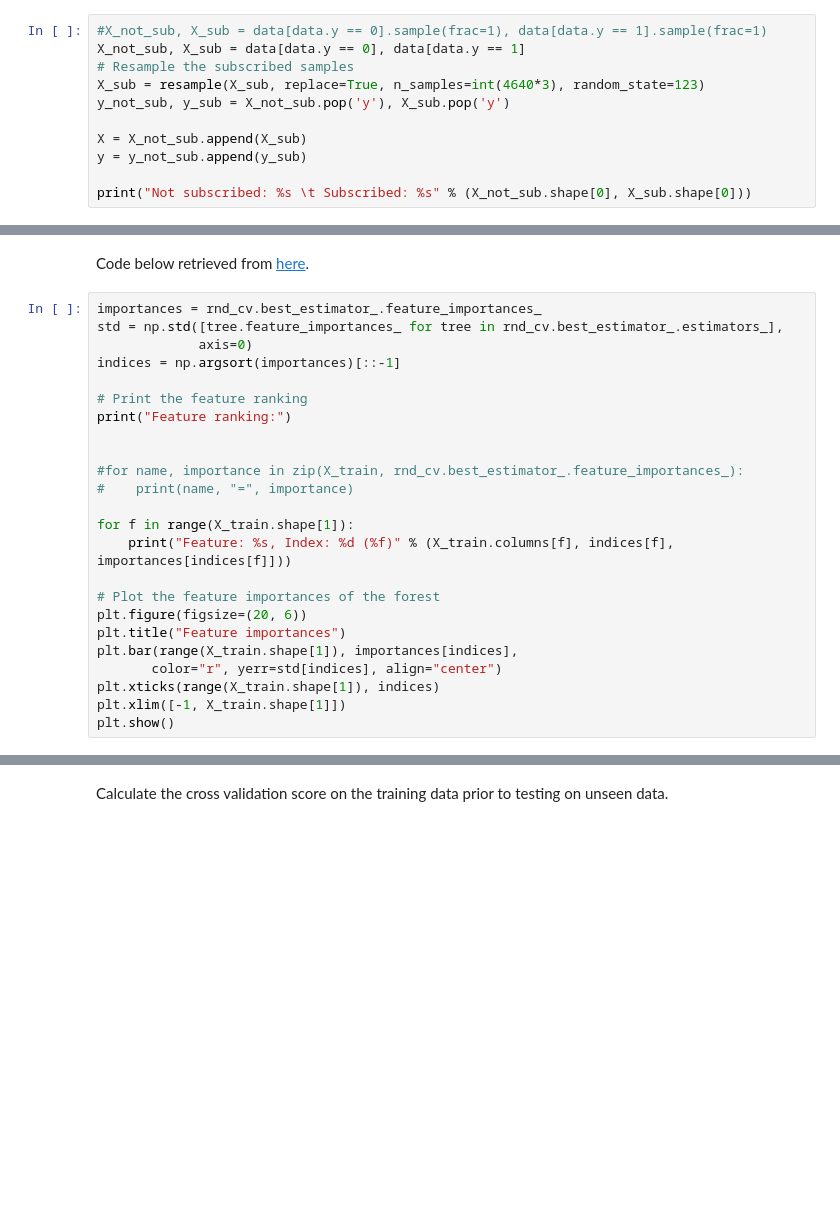
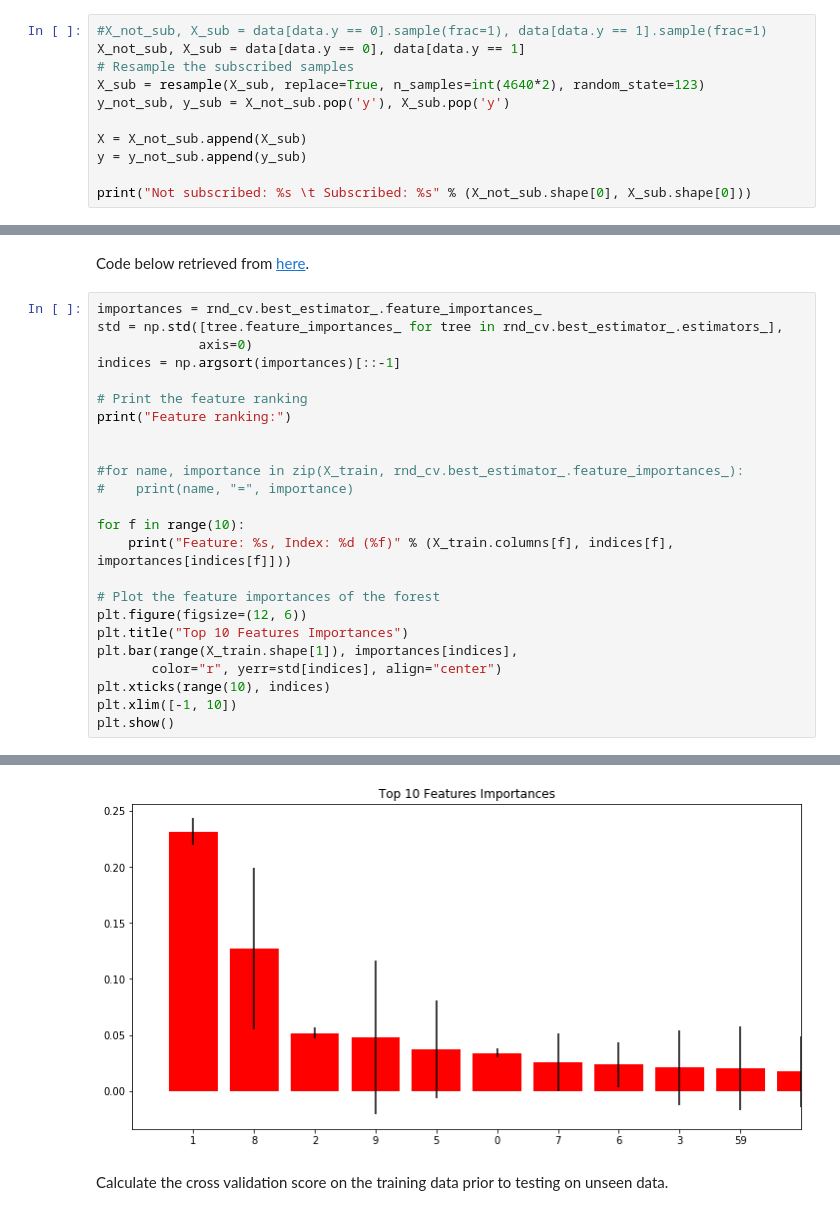
Before and after one commit to kevinbooth/comp740, a Jupyter notebook: project1/bank_marketing.ipynb, the cells around one changed output, grey strips where cells are left out. Drawn from its saved outputs; the diff is of its cells as text; blank space fills up the shorter version.

```diff
--- a/project1/bank_marketing.ipynb
+++ b/project1/bank_marketing.ipynb
@@ -178,7 +222,7 @@ Divide up the data based on its predetermined label and assign to variables for
 #X_not_sub, X_sub = data[data.y == 0].sample(frac=1), data[data.y == 1].sample(frac=1)
 X_not_sub, X_sub = data[data.y == 0], data[data.y == 1]
 # Resample the subscribed samples
-X_sub = resample(X_sub, replace=True, n_samples=int(4640*3), random_state=123)
+X_sub = resample(X_sub, replace=True, n_samples=int(4640*2), random_state=123)
 y_not_sub, y_sub = X_not_sub.pop('y'), X_sub.pop('y')
 
 X = X_not_sub.append(X_sub)
@@ -246,14 +317,15 @@ print("Feature ranking:")
 #for name, importance in zip(X_train, rnd_cv.best_estimator_.feature_importances_):
 #    print(name, "=", importance)
 
-for f in range(X_train.shape[1]):
+for f in range(10):
     print("Feature: %s, Index: %d (%f)" % (X_train.columns[f], indices[f], importances[indices[f]]))
 
 # Plot the feature importances of the forest
-plt.figure(figsize=(20, 6))
-plt.title("Feature importances")
+plt.figure(figsize=(12, 6))
+plt.title("Top 10 Features Importances")
 plt.bar(range(X_train.shape[1]), importances[indices],
        color="r", yerr=std[indices], align="center")
-plt.xticks(range(X_train.shape[1]), indices)
-plt.xlim([-1, X_train.shape[1]])
+plt.xticks(range(10), indices)
+plt.xlim([-1, 10])
 plt.show()
+# %% [output]
@@ -260,3 +343,4 @@ plt.show()
+[figure, added]
 # %% [markdown]
 Calculate the cross validation score on the training data prior to testing on unseen data.
 # %%
```
Also changed, not shown: parts of 32 cells of this notebook.
